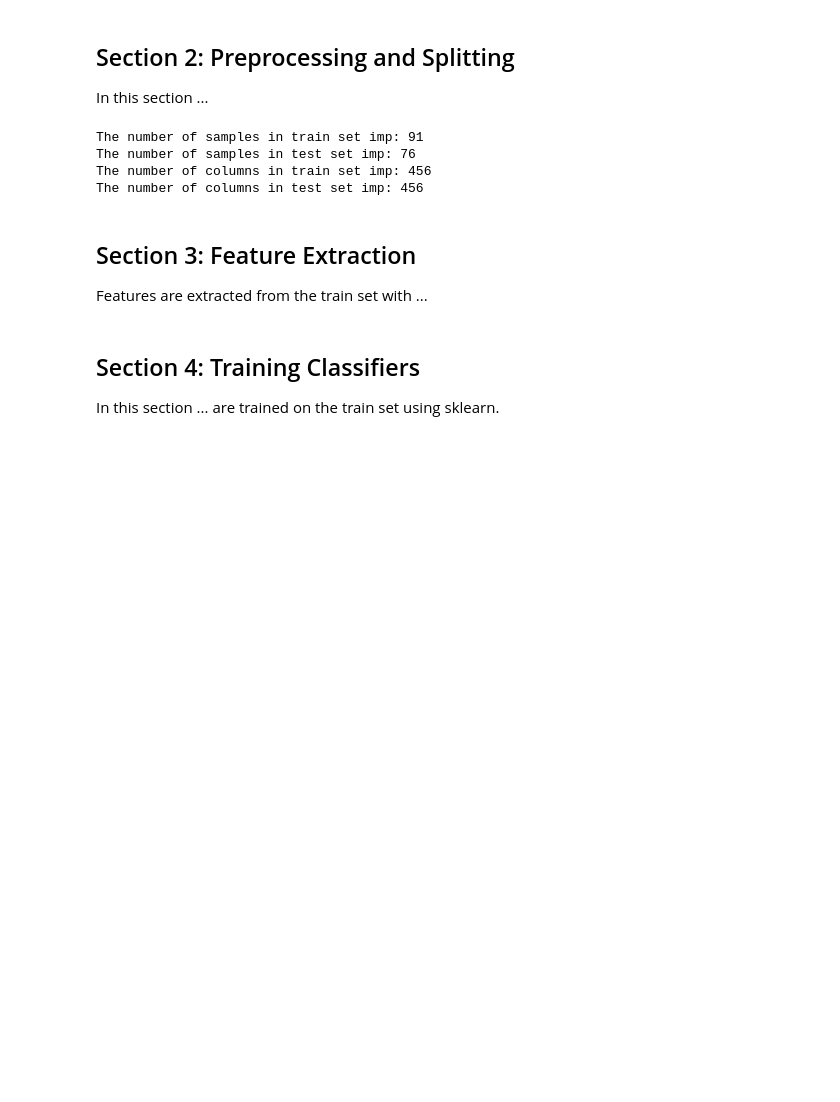
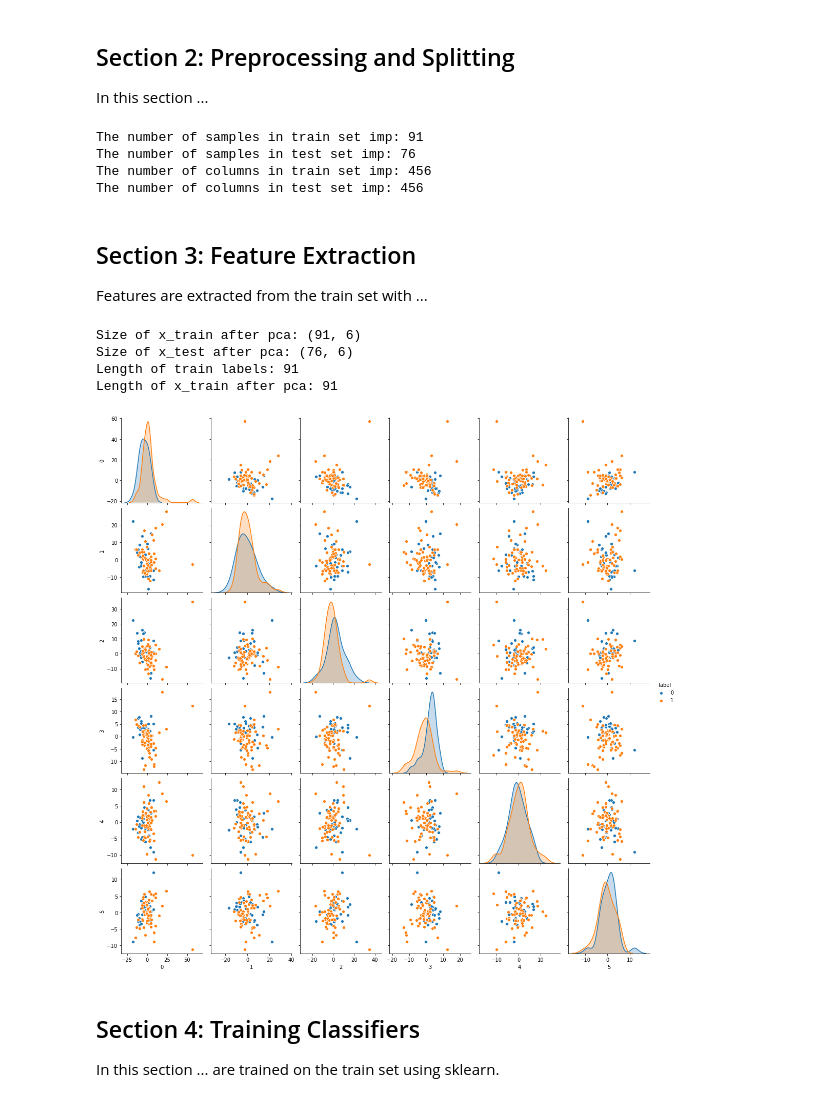
Before and after one commit to i-moes/TM10007_PROJECT, a Jupyter notebook: assignment.ipynb, the cells around one changed output. Saved outputs shown, nothing was run; the diff lists cells and outputs as text; code cells hidden in the pictures; blank space fills up the shorter version.

Commit message:
Labels binarized

```diff
--- a/assignment.ipynb
+++ b/assignment.ipynb
@@ -74,6 +75,10 @@ def preprocessing(data):
   # Drop column containing patient labels for imputation
   data = data.drop(columns=['label'])
 
+  # Convert labels to binary label
+  labels_bin = sklearn.preprocessing.label_binarize(labels, ['LGG','GBM'])
+  labels_bin = [i[0] for i in labels_bin]
+
   ## Cleaning data from NaN, zero, #DIC/0! errors and inf values
   # Replace all zero values with NaN
   data.replace(0, np.nan, inplace=True)
@@ -84,7 +89,7 @@ def preprocessing(data):
   # Remove column when >5% of values is NaN
   data.dropna(axis = 1, thresh=0.95*len(data.index), inplace=True)
 
-  return data, labels
+  return data, labels_bin
 
 
 def splitting_train_test(data, labels, size_test):
@@ -95,11 +100,11 @@ def splitting_train_test(data, labels, size_test):
     Parameters
     ----------
 
-    data : dataframe, shape (n_samples, n_features)
+    data : array-like, shape (n_samples, n_features)
         Data, where n_samples is the number of samples
         and n_features is the number of features.
 
-    labels : series, shape = (n_samples, 2)
+    labels : array, shape = [n_samples]
         True binary labels
 
     size_test : array, shape = [size_test]
@@ -206,8 +211,6 @@ def pca4_plot(data, labels):
     dataframe = pd.DataFrame(data)
     dataframe['label'] = labels
 
-    print(dataframe.head())
-
     # Plotting the pairplot
     pair_plot = sns.pairplot(dataframe, hue='label')
 # %% [markdown]
@@ -285,14 +288,20 @@ The number of columns in test set imp: 456
 Features are extracted from the train set with  ...
 # %%
 # Feature extraction
-x_train_trans, x_test_trans = train_pca(x_train_transformed, x_test_transformed, components=4)
+x_train_trans, x_test_trans = train_pca(x_train_transformed, x_test_transformed, components=6)
 
 print(f'Size of x_train after pca: {x_train_trans.shape}')
 print(f'Size of x_test after pca: {x_test_trans.shape}')
 print(f'Length of train labels: {len(y_train)}')
 print(f'Length of x_train after pca: {len(x_train_trans)}')
 
 pca4_plot(x_train_trans, y_train)
+# %% [output]
+Size of x_train after pca: (91, 6)
+Size of x_test after pca: (76, 6)
+Length of train labels: 91
+Length of x_train after pca: 91
+[figure, added]
 # %% [markdown]
 ## Section 4: Training Classifiers
 
```
Also changed, not shown: parts of 3 cells of this notebook.
